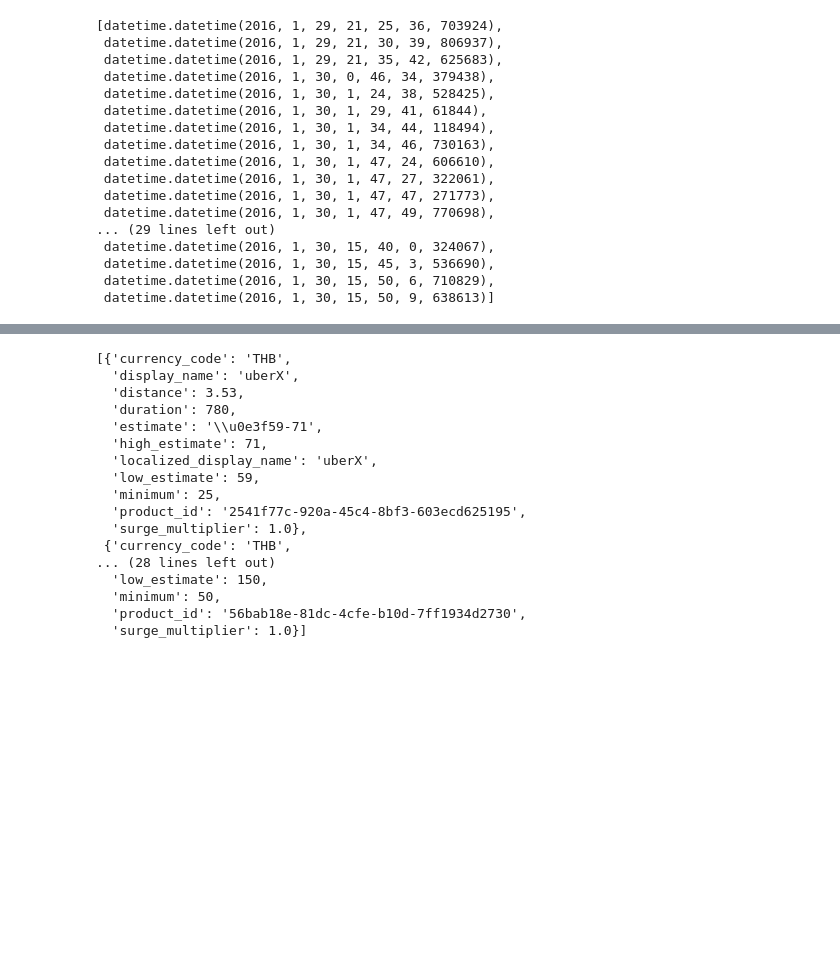
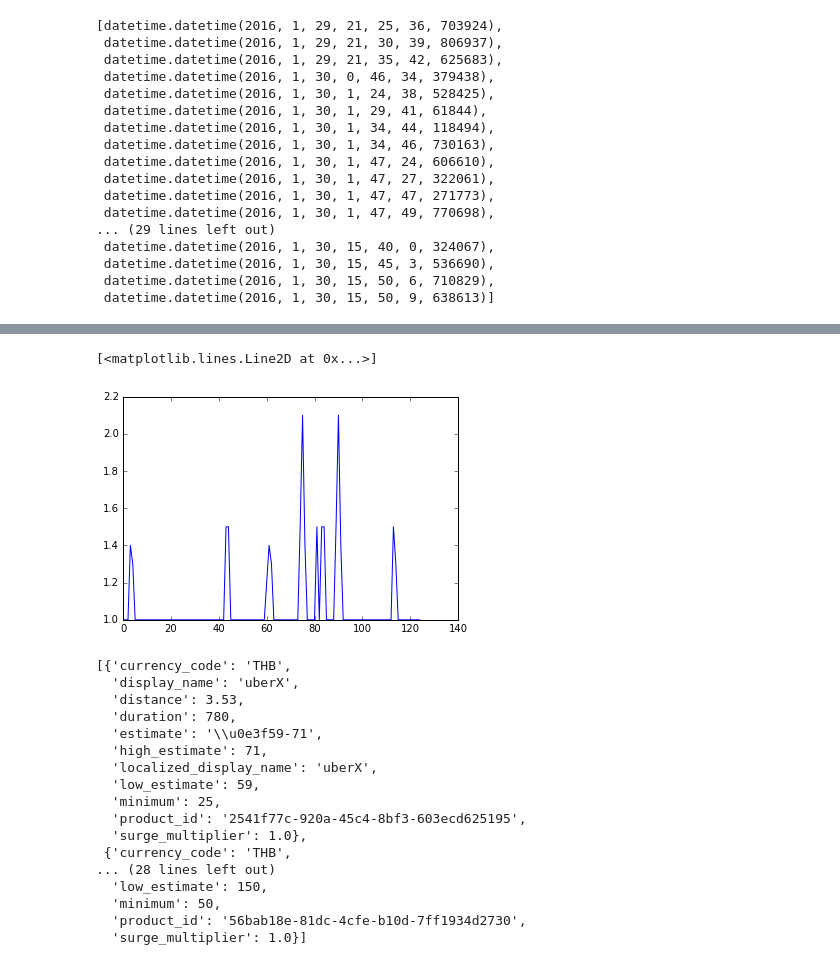
Before and after one commit to leogulus/Datavisualization, a Jupyter notebook: uber_project/Uber Bangkok Pricing.ipynb, the cells around one changed output, grey strips where cells are left out. Cells and saved outputs as stored; diff of their text form; code cells hidden in the pictures; blank space fills up the shorter version.

```diff
--- a/uber_project/Uber Bangkok Pricing.ipynb
+++ b/uber_project/Uber Bangkok Pricing.ipynb
@@ -146,3 +134,15 @@ plt.plot(lu1.uberx_surge)
+# %%
+#save all interested variables into pickle
+with open('uber.pickle', 'wb') as f:
+    pickle.dump([lu1, lu2, lu3], f)
+# %%
+with open('uber.pickle') as f:
+    a1, a2, a3 = pickle.load(f)
+
+plt.plot(a1.uberx_surge)
+# %% [output]
+[<matplotlib.lines.Line2D at 0x...>]
+[figure, added]
 # %%
 instance
 # %% [output]
```
Also changed, not shown: parts of 4 cells of this notebook, 5 other files.
